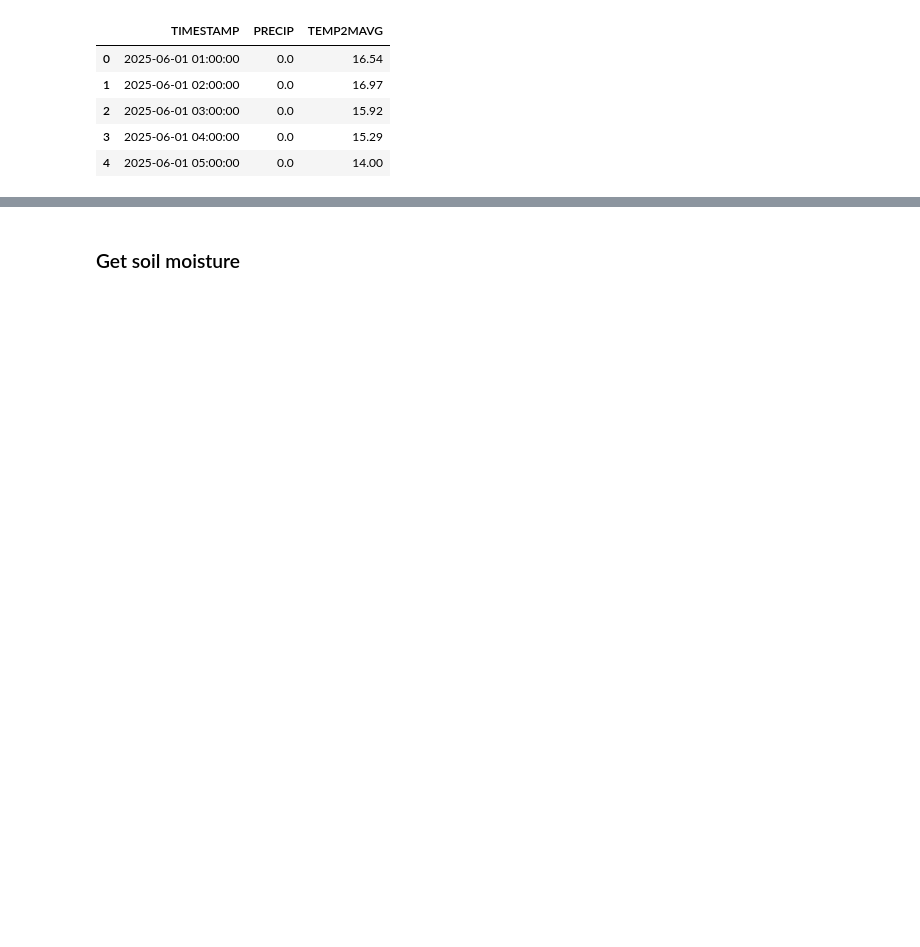
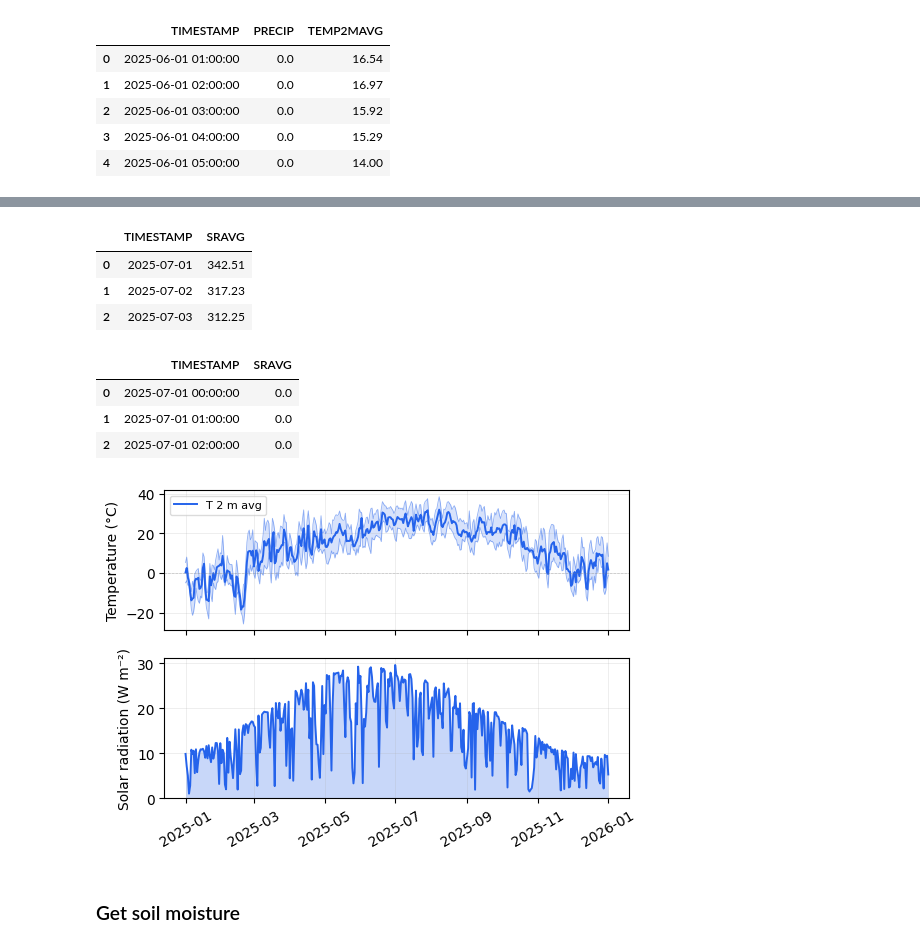
Before and after one commit to soilwater/ksmesopy, a Jupyter notebook: ksmesopy/examples/examples.ipynb, the cells around one changed output, grey strips where cells are left out. Saved outputs shown, nothing was run; the diff lists cells and outputs as text; code cells hidden in the pictures; blank space fills up the shorter version.

```diff
--- a/ksmesopy/examples/examples.ipynb
+++ b/ksmesopy/examples/examples.ipynb
@@ -59,3 +87,26 @@ df.head(5)
+# %%
+df = ms.request_data('Manhattan',"2025-07-01","2025-08-01",'day',['SRAVG'])
+df.head(3)
+# %% [output]
+|  | TIMESTAMP | SRAVG |
+| 0 | 2025-07-01 | 342.51 |
+| 1 | 2025-07-02 | 317.23 |
+| 2 | 2025-07-03 | 312.25 |
+# %%
+df = ms.request_data('Manhattan',"2025-07-01","2025-08-01",'hour',['SRAVG'])
+df.head(3)
+# %% [output]
+|  | TIMESTAMP | SRAVG |
+| 0 | 2025-07-01 00:00:00 | 0.0 |
+| 1 | 2025-07-01 01:00:00 | 0.0 |
+| 2 | 2025-07-01 02:00:00 | 0.0 |
+# %%
+fig, axes = plt.subplots(2, 1, sharex=True, figsize=(6, 4))
+charts.plot_temperature(axes[0], df, ["TEMP2MAVG","TEMP2MMAX","TEMP2MMIN"])
+charts.plot_solar_radiation(axes[1], df, "SR")
+plt.show()
+# %% [output]
+[figure, added]
 # %% [markdown]
 ### Get soil moisture
 # %%
```
Also changed, not shown: parts of 11 cells of this notebook, 2 other files.
